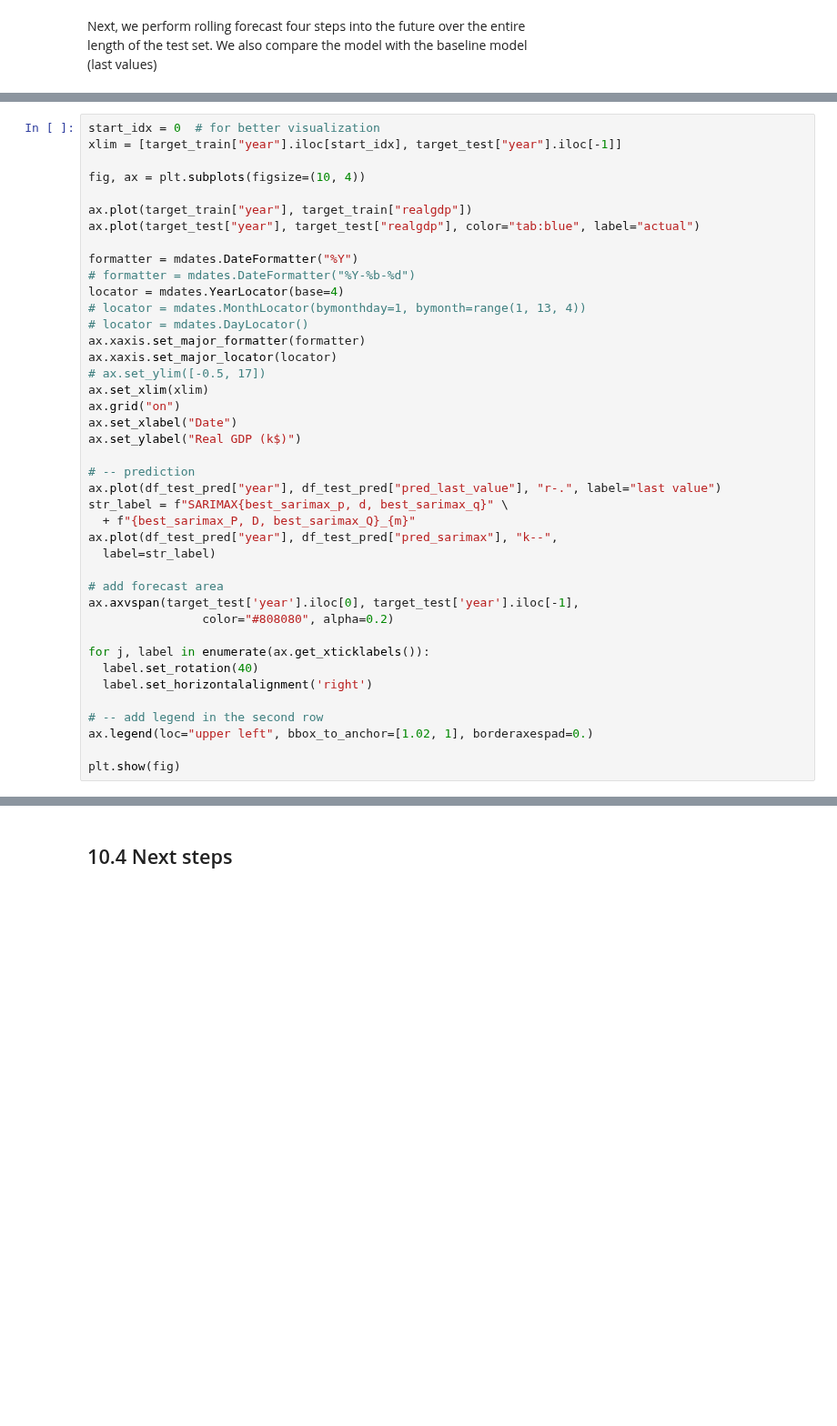
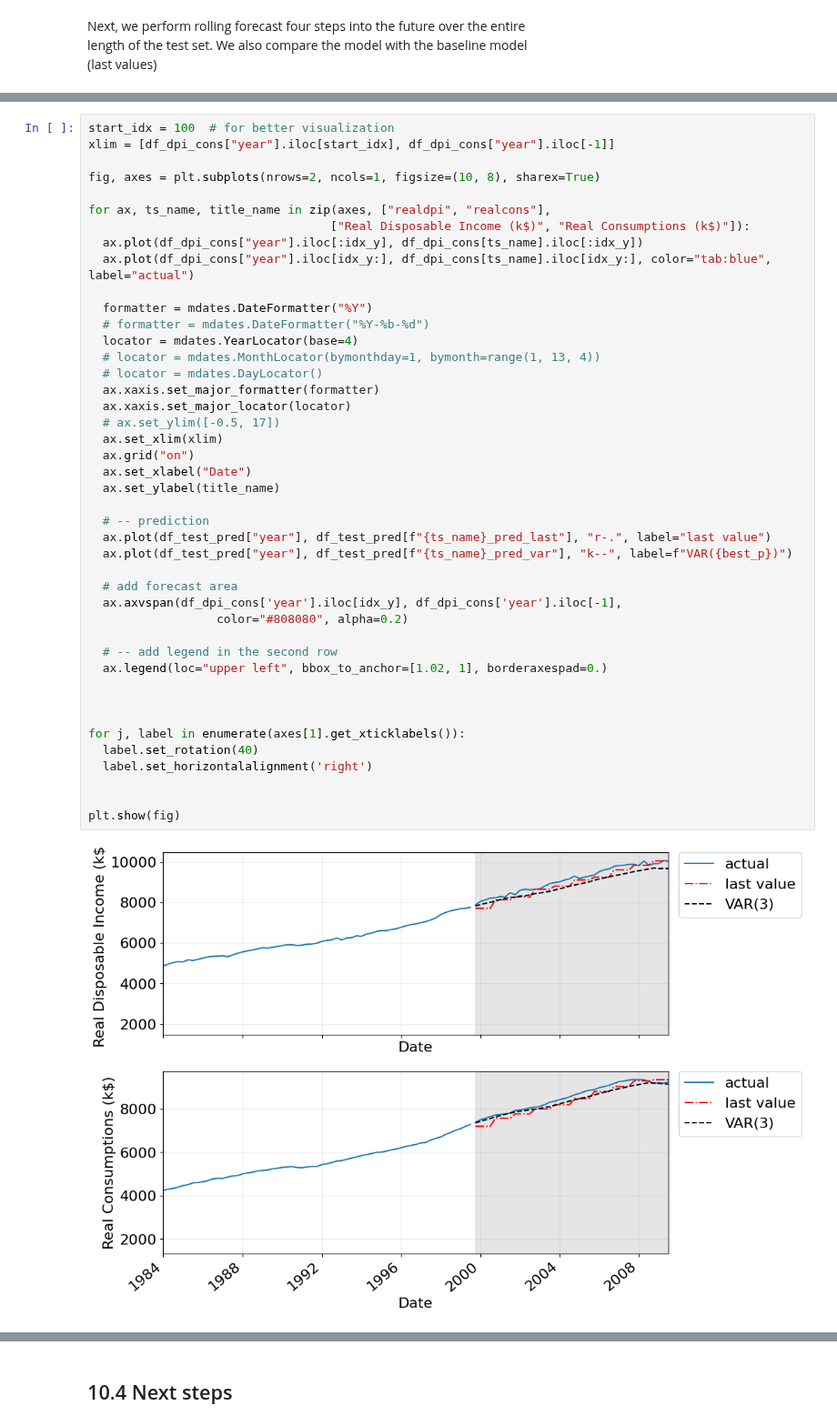
Before and after one commit to LugoBlogger/SI-201-542-forecasting-technique, a Jupyter notebook: week-11.ipynb, the cells around one changed output, grey strips where cells are left out. Shown at 91% size. Saved outputs shown, nothing was run; the diff lists cells and outputs as text; blank space fills up the shorter version.

```diff
--- a/week-11.ipynb
+++ b/week-11.ipynb
@@ -591,41 +613,45 @@ df_test_pred.head()
 # %%
-start_idx = 0  # for better visualization
-xlim = [target_train["year"].iloc[start_idx], target_test["year"].iloc[-1]]
+start_idx = 100  # for better visualization
+xlim = [df_dpi_cons["year"].iloc[start_idx], df_dpi_cons["year"].iloc[-1]]
 
-fig, ax = plt.subplots(figsize=(10, 4))
+fig, axes = plt.subplots(nrows=2, ncols=1, figsize=(10, 8), sharex=True)
 
-ax.plot(target_train["year"], target_train["realgdp"])
-ax.plot(target_test["year"], target_test["realgdp"], color="tab:blue", label="actual")
+for ax, ts_name, title_name in zip(axes, ["realdpi", "realcons"],
+                                  ["Real Disposable Income (k$)", "Real Consumptions (k$)"]):
+  ax.plot(df_dpi_cons["year"].iloc[:idx_y], df_dpi_cons[ts_name].iloc[:idx_y])
+  ax.plot(df_dpi_cons["year"].iloc[idx_y:], df_dpi_cons[ts_name].iloc[idx_y:], color="tab:blue", label="actual")
 
-formatter = mdates.DateFormatter("%Y")
-# formatter = mdates.DateFormatter("%Y-%b-%d")
-locator = mdates.YearLocator(base=4)
-# locator = mdates.MonthLocator(bymonthday=1, bymonth=range(1, 13, 4))
-# locator = mdates.DayLocator()
-ax.xaxis.set_major_formatter(formatter)
-ax.xaxis.set_major_locator(locator)
-# ax.set_ylim([-0.5, 17])
-ax.set_xlim(xlim)
-ax.grid("on")
-ax.set_xlabel("Date")
-ax.set_ylabel("Real GDP (k$)")
+  formatter = mdates.DateFormatter("%Y")
+  # formatter = mdates.DateFormatter("%Y-%b-%d")
+  locator = mdates.YearLocator(base=4)
+  # locator = mdates.MonthLocator(bymonthday=1, bymonth=range(1, 13, 4))
+  # locator = mdates.DayLocator()
+  ax.xaxis.set_major_formatter(formatter)
+  ax.xaxis.set_major_locator(locator)
+  # ax.set_ylim([-0.5, 17])
+  ax.set_xlim(xlim)
+  ax.grid("on")
+  ax.set_xlabel("Date")
+  ax.set_ylabel(title_name)
 
-# -- prediction
-ax.plot(df_test_pred["year"], df_test_pred["pred_last_value"], "r-.", label="last value")
-str_label = f"SARIMAX{best_sarimax_p, d, best_sarimax_q}" \
-  + f"{best_sarimax_P, D, best_sarimax_Q}_{m}"
-ax.plot(df_test_pred["year"], df_test_pred["pred_sarimax"], "k--",
-  label=str_label)
+  # -- prediction
+  ax.plot(df_test_pred["year"], df_test_pred[f"{ts_name}_pred_last"], "r-.", label="last value")
+  ax.plot(df_test_pred["year"], df_test_pred[f"{ts_name}_pred_var"], "k--", label=f"VAR({best_p})")
 
-# add forecast area
-ax.axvspan(target_test['year'].iloc[0], target_test['year'].iloc[-1],
-                color="#808080", alpha=0.2)
+  # add forecast area
+  ax.axvspan(df_dpi_cons['year'].iloc[idx_y], df_dpi_cons['year'].iloc[-1],
+                  color="#808080", alpha=0.2)
 
-for j, label in enumerate(ax.get_xticklabels()):
+  # -- add legend in the second row
+  ax.legend(loc="upper left", bbox_to_anchor=[1.02, 1], borderaxespad=0.)
+
+
+
+for j, label in enumerate(axes[1].get_xticklabels()):
   label.set_rotation(40)
   label.set_horizontalalignment('right')
 
-# -- add legend in the second row
-ax.legend(loc="upper left", bbox_to_anchor=[1.02, 1], borderaxespad=0.)
 
 plt.show(fig)
+# %% [output]
+[figure, added]
```
Also changed, not shown: parts of 14 cells of this notebook, 16 other files.
